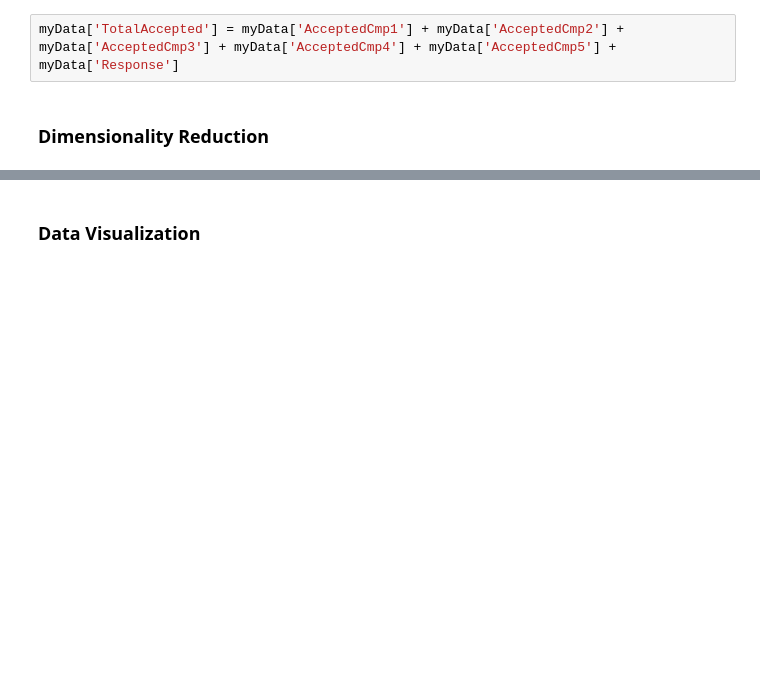
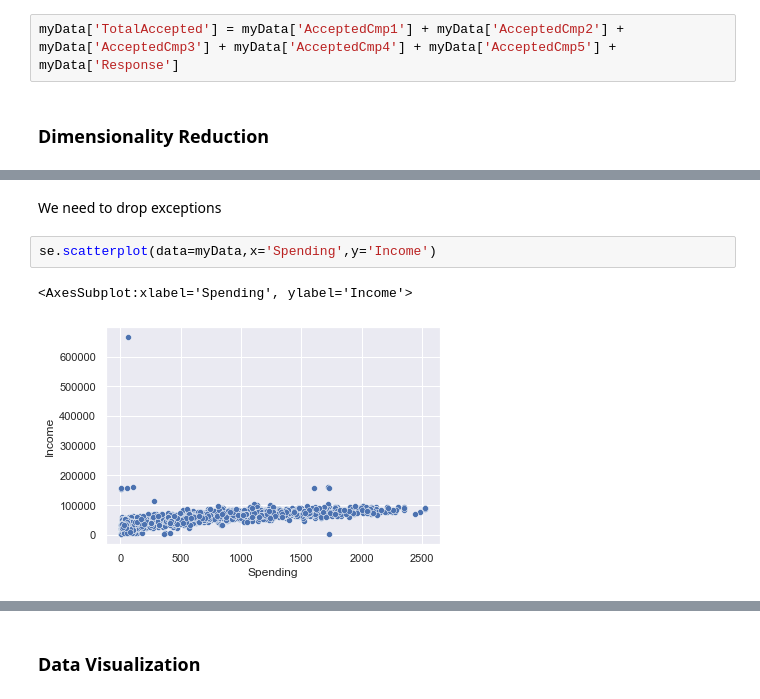
Before and after one commit to dobatruong1111/customer_segmentation, a Jupyter notebook: CustomerSegmentation/customer_analysis.ipynb, the cells around one changed output, grey strips where cells are left out. Drawn from its saved outputs; the diff is of its cells as text; blank space fills up the shorter version.

```diff
--- a/CustomerSegmentation/customer_analysis.ipynb
+++ b/CustomerSegmentation/customer_analysis.ipynb
@@ -199,0 +213,7 @@ myData.describe().T
+# %% [markdown]
+We need to drop exceptions
+# %%
+se.scatterplot(data=myData,x='Spending',y='Income')
+# %% [output]
+<AxesSubplot:xlabel='Spending', ylabel='Income'>
+[figure, added]
```
Also changed, not shown: parts of 77 cells of this notebook, 5 other files.
